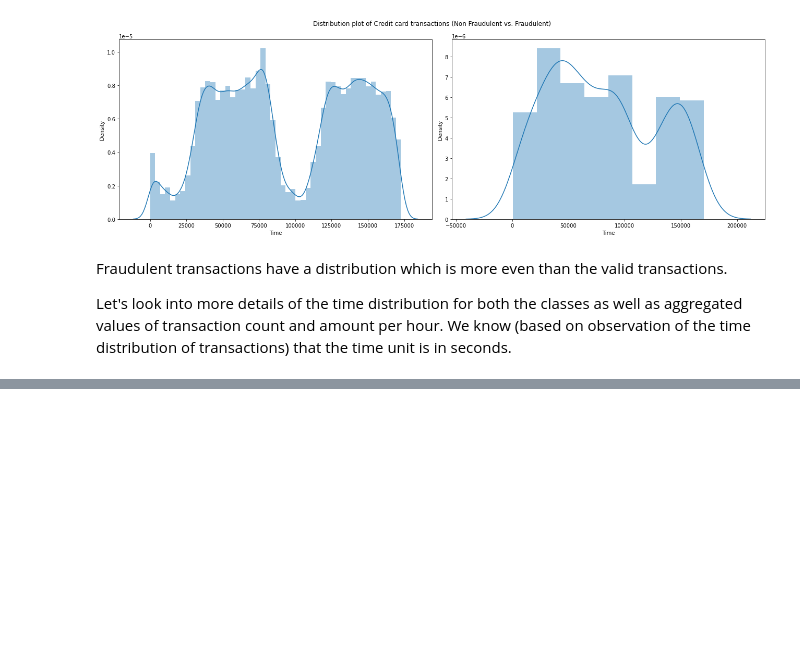
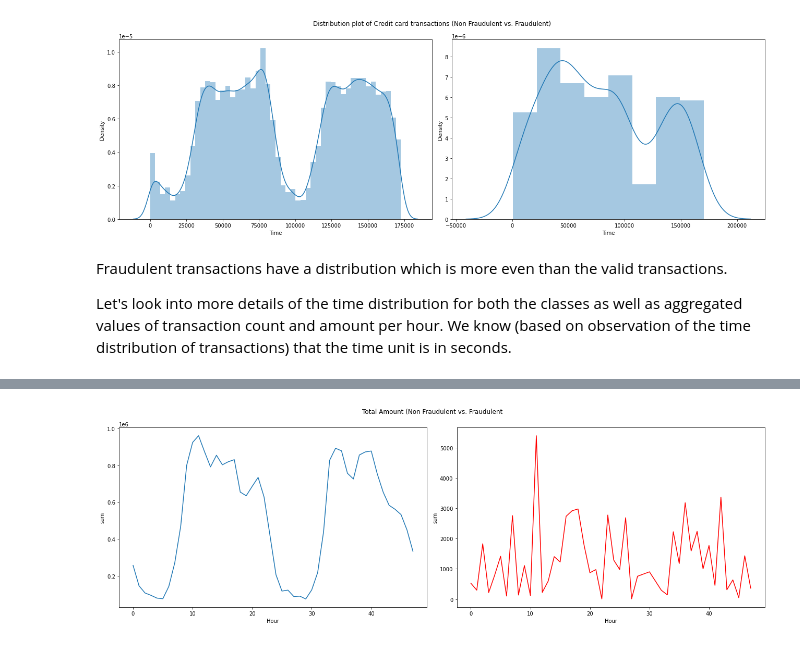
Before and after one commit to sneharth/Data-Science, a Jupyter notebook: Credit Card Fraud Detection/Credit Card Fraud Detection.ipynb, the cells around one changed output, grey strips where cells are left out. Cells and saved outputs as stored; diff of their text form; code cells hidden in the pictures; blank space fills up the shorter version.

```diff
--- a/Credit Card Fraud Detection/Credit Card Fraud Detection.ipynb
+++ b/Credit Card Fraud Detection/Credit Card Fraud Detection.ipynb
@@ -110,3 +110,8 @@ plt.show ( )
 Fraudulent transactions have a distribution which is more even than the valid transactions.
 
 Let's look into more details of the time distribution for both the classes as well as aggregated values of transaction count and amount per hour. We know (based on observation of the time distribution of transactions) that the time unit is in seconds.
+# %%
+data [ "Hour" ] = data [ "Time" ].apply ( lambda x : np.floor ( x  / 3600 ) )
+
+df = data.groupby ( [ "Hour" , "Class" ] ) [ "Amount" ].agg ( [ "min" , "max" , "count" , "sum" , "mean" , "median" , "var" ] ).reset_index ( )
+df.head ( )
@@ -112,0 +125,8 @@ Let's look into more details of the time distribution for both the classes as we
+# %%
+fig , ( ax1 , ax2 ) = plt.subplots ( ncols = 2 , figsize = ( 18 , 6 ) )
+s = sns.lineplot ( ax = ax1 , x = "Hour" , y = "sum" , data = df [ df.Class == 0 ] )
+s = sns.lineplot ( ax = ax2 , x = "Hour" , y = "sum" , data = df [ df.Class ==1 ] , color = "red" )
+plt.suptitle ( "Total Amount (Non Fraudulent vs. Fraudulent" )
+plt.show ( )
+# %% [output]
+[figure, added]
```
Also changed, not shown: parts of 5 cells of this notebook.
